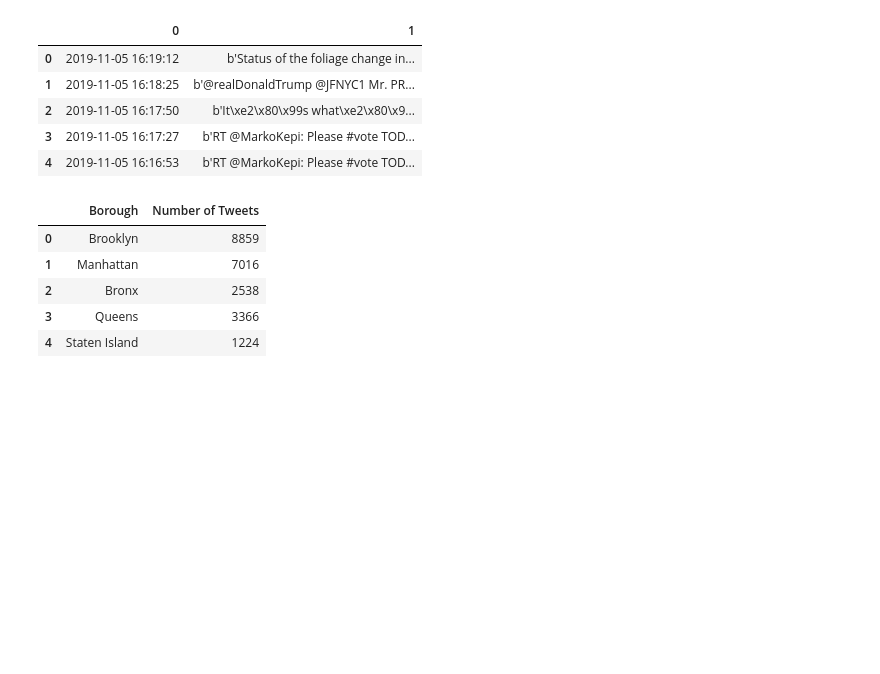
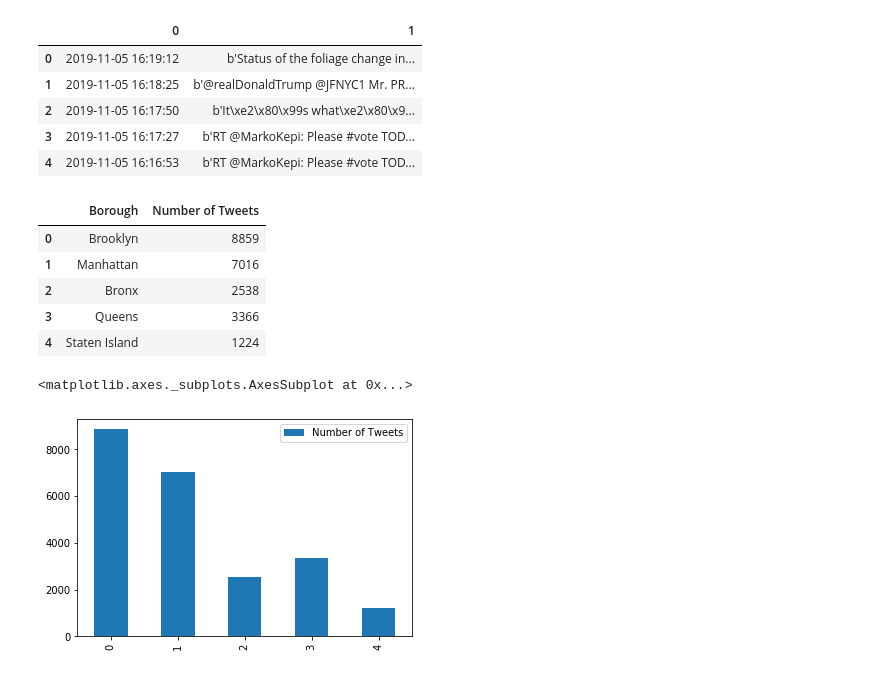
Before and after one commit to hayden4davey/Project1-Group2, a Jupyter notebook: TwitterBoroughData.ipynb, the cells around one changed output. Cells and saved outputs as stored; diff of their text form; code cells hidden in the pictures; blank space fills up the shorter version.

```diff
--- a/TwitterBoroughData.ipynb
+++ b/TwitterBoroughData.ipynb
@@ -223,3 +223,8 @@ hashtagdf
 | 2 | Bronx | 2538 |
 | 3 | Queens | 3366 |
 | 4 | Staten Island | 1224 |
+# %%
+hashtagdf.plot(kind='bar')
+# %% [output]
+<matplotlib.axes._subplots.AxesSubplot at 0x...>
+[figure, added]
```
Also changed, not shown: parts of 1 cell of this notebook, 9 other files.
